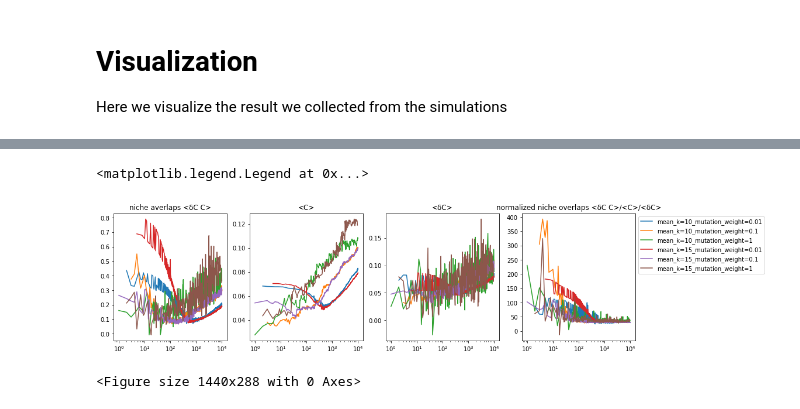
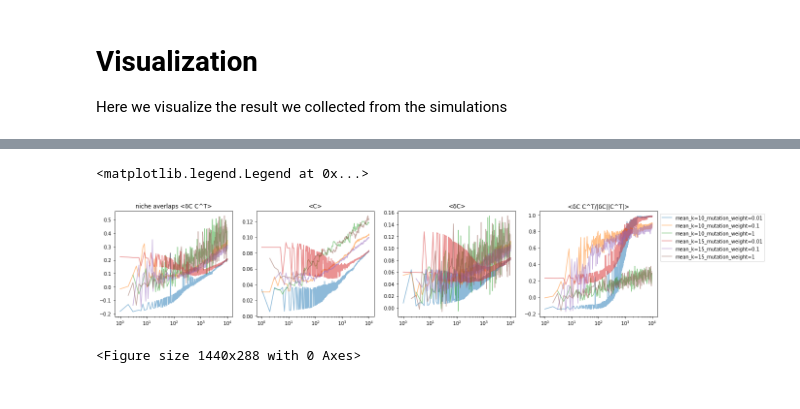
Before and after one commit to fengzhijie88/eco-evolution-simulator, a Jupyter notebook: eco-evolutionary dynamics simulation.ipynb, the cells around one changed output, grey strips where cells are left out. Drawn from its saved outputs; the diff is of its cells as text; code cells hidden in the pictures.

```diff
--- a/eco-evolutionary dynamics simulation.ipynb
+++ b/eco-evolutionary dynamics simulation.ipynb
@@ -573,7 +590,10 @@ for param_key, result in results_dict.items():
 
         axs[0].plot(x_values, invaderpopulation, label=param_key)
         axs[1].plot(x_values, noninvaderpopulation, label=param_key)
-
+        axs[0].set_yscale('log')
+        axs[1].set_yscale('symlog')
+        axs[0].set_xscale('log')
+        axs[1].set_xscale('symlog')
 
 fig.tight_layout()
 
@@ -608,7 +628,7 @@ axs[1].legend(bbox_to_anchor=(1, 1))
 <Figure size 1440x288 with 0 Axes>
 # %%
 
-fig, axs = plt.subplots(1, 3,figsize=(10, 4))
+fig, axs = plt.subplots(1, 3,figsize=(10, 3))
 plt.figure().set_figwidth(20)
 
 axs[0].set_title('-<A^-1δm>')
@@ -636,14 +656,14 @@ for param_key, result in results_dict.items():
             #unfinished from here
             deltam=listinvasionm[i]
 
-            mean_Ainv_deltam.append(np.mean(Ainv[0]*deltam))
+            mean_Ainv_deltam.append(np.mean(np.transpose(Ainv)[-1]*deltam))
             mean_deltam.append(np.mean(deltam))
 
-        axs[0].plot(x_values,-np.array(mean_Ainv_deltam), label=param_key)
+        axs[0].plot(x_values,-np.array(mean_Ainv_deltam), label=param_key,alpha=0.5)
 
-        axs[1].plot(x_values,-np.array(mean_deltam), label=param_key)
-        axs[2].plot(x_values,(np.array(meanNdiff)+np.array(mean_Ainv_deltam)), label=param_key)
+        axs[1].plot(x_values,-np.array(mean_deltam), label=param_key,alpha=0.5)
+        axs[2].plot(x_values,(np.array(meanNdiff)+np.array(mean_Ainv_deltam)), label=param_key,alpha=0.5)
         #axs[2].set_yscale('log')
-axs[1].legend(bbox_to_anchor=(0, 2))
+axs[2].legend(bbox_to_anchor=(1, 1))
 # %% [output]
 <matplotlib.legend.Legend at 0x...>
@@ -651,41 +671,47 @@ axs[1].legend(bbox_to_anchor=(0, 2))
 <Figure size 1440x288 with 0 Axes>
 # %%
 
-fig, axs = plt.subplots(1, 4,figsize=(16, 4))
+fig, axs = plt.subplots(1, 4,figsize=(20, 4))
 plt.figure().set_figwidth(20)
 
-axs[0].set_title('niche averlaps <δC C>')
+axs[0].set_title('niche averlaps <δC C^T>')
 axs[1].set_title('<C>')
 axs[2].set_title('<δC>')
-axs[3].set_title('normalized niche overlaps <δC C>/<C>/<δC>')
+#axs[3].set_title('<δC C^T>/<C>/<δC>')
+axs[3].set_title('<δC C^T/|δC||C^T|>')
 
 for param_key, result in results_dict.items():
         analyzer = SimulationAnalyzer(result)
         x_values = result['successful_index'][1:]
         listinvasionc=result['List_invasionC']
         reconstructed_C, reconstructed_m, _=analyzer.reconstruct_C_m_k()
         nicheoverlaps=[]
         Caverage=[]
         invasionCaverage=[]
+        norm_niches_overlaps=[]
         for i in range(1,len(reconstructed_C)):
-            C=reconstructed_C[i]
+            C=reconstructed_C[i][:-1] #C excludes the invader itself
             Caverage.append(np.mean(np.ndarray.flatten(C)))
             nicheoverlaps.append(np.mean(C@listinvasionc[i][0]))
             invasionCaverage.append(np.mean(listinvasionc[i][0]))
+            norm_niches_overlaps.append(np.mean(np.array(C@listinvasionc[i][0])/np.linalg.norm(C,axis=1)/np.linalg.norm(listinvasionc[i][0])))
+        axs[0].plot(x_values,nicheoverlaps, label=param_key,alpha=0.5)
+        axs[1].plot(x_values,Caverage, label=param_key,alpha=0.5)
+        axs[2].plot(x_values,invasionCaverage, label=param_key,alpha=0.5)
 
-        axs[0].plot(x_values,nicheoverlaps, label=param_key)
-        axs[1].plot(x_values,Caverage, label=param_key)
-        axs[2].plot(x_values,invasionCaverage, label=param_key)
+        #axs[3].plot(x_values,np.array(nicheoverlaps)/np.array(Caverage)/np.array(invasionCaverage), label=param_key,alpha=0.5)
+        axs[3].plot(x_values,norm_niches_overlaps, label=param_key,alpha=0.5)
 
-        axs[3].plot(x_values,np.array(nicheoverlaps)/np.array(Caverage)/np.array(invasionCaverage), label=param_key)
+
         axs[0].set_xscale('log')
         axs[1].set_xscale('log')
         axs[2].set_xscale('log')
         axs[3].set_xscale('log')
 
 
+
 axs[3].legend(bbox_to_anchor=(1, 1))
 # %% [output]
 <matplotlib.legend.Legend at 0x...>
-[figure, old version]
+[figure, new version]
 <Figure size 1440x288 with 0 Axes>
```
Also changed, not shown: parts of 8 cells of this notebook, 1 other file.
